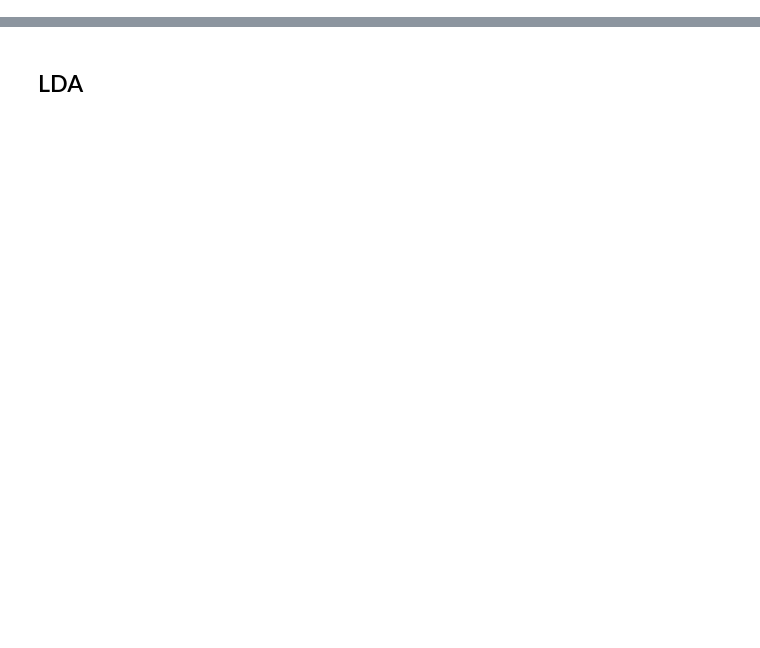
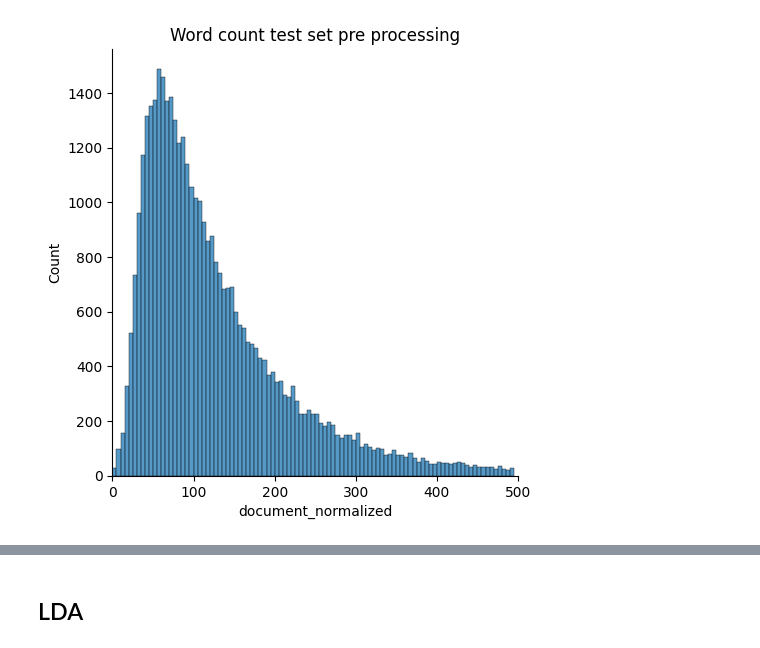
Before and after one commit to giocoal/reddit-tldr-summarizer-and-topic-modeling, a Jupyter notebook: topic_modeling.ipynb, the cells around one changed output, grey strips where cells are left out. Cells and saved outputs as stored; diff of their text form; code cells hidden in the pictures; blank space fills up the shorter version.

```diff
--- a/topic_modeling.ipynb
+++ b/topic_modeling.ipynb
@@ -14,0 +49,18 @@ train = pd.read_json('/Dataset_TLDRHQ/processed_dataset/train_1.json"', orient="
+# %%
+path = './Dataset_TLDRHQ/dataset_topic_modeling/'
+
+# train = []
+
+for file in os.listdir(path):
+    if 'val' in file:
+        val = pd.read_json(f'{path}{file}', orient="records", lines=True)
+        print(file)
+    if 'test' in file:
+        test = pd.read_json(f'{path}{file}', orient="records", lines=True)
+        print(file)
+    # if 'train' in file:
+    #     temp = pd.read_json(f'{path}{file}', orient="records", lines=True)
+    #     train.append(temp)
+    #     print(file)
+
+# train = pd.concat(train)
@@ -14,0 +88,6 @@ train = pd.read_json('/Dataset_TLDRHQ/processed_dataset/train_1.json"', orient="
+# %%
+sns.displot(test['document_normalized'].apply(lambda x: len(x)), bins=range(0,500, 5)).set(title='Word count test set pre processing')
+plt.xlim(0, 500)
+plt.savefig('Images/word_count_pre.jpg')
+# %% [output]
+[figure, added]
```
Also changed, not shown: parts of 106 cells of this notebook, 1 other file.
